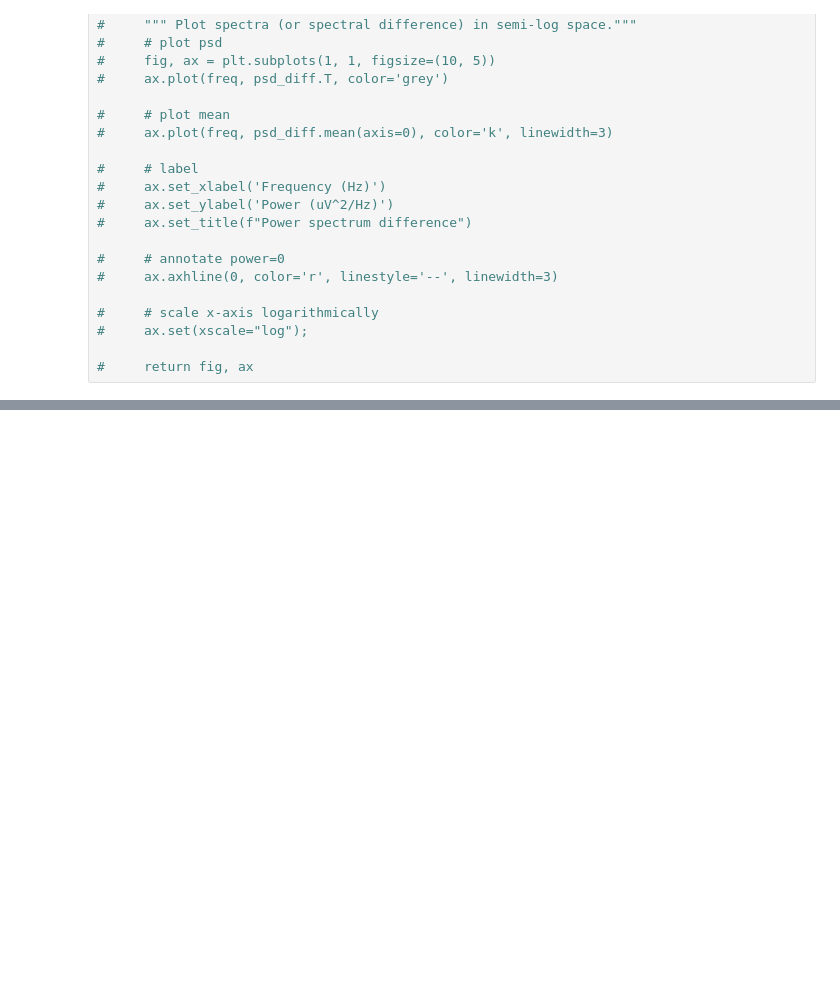
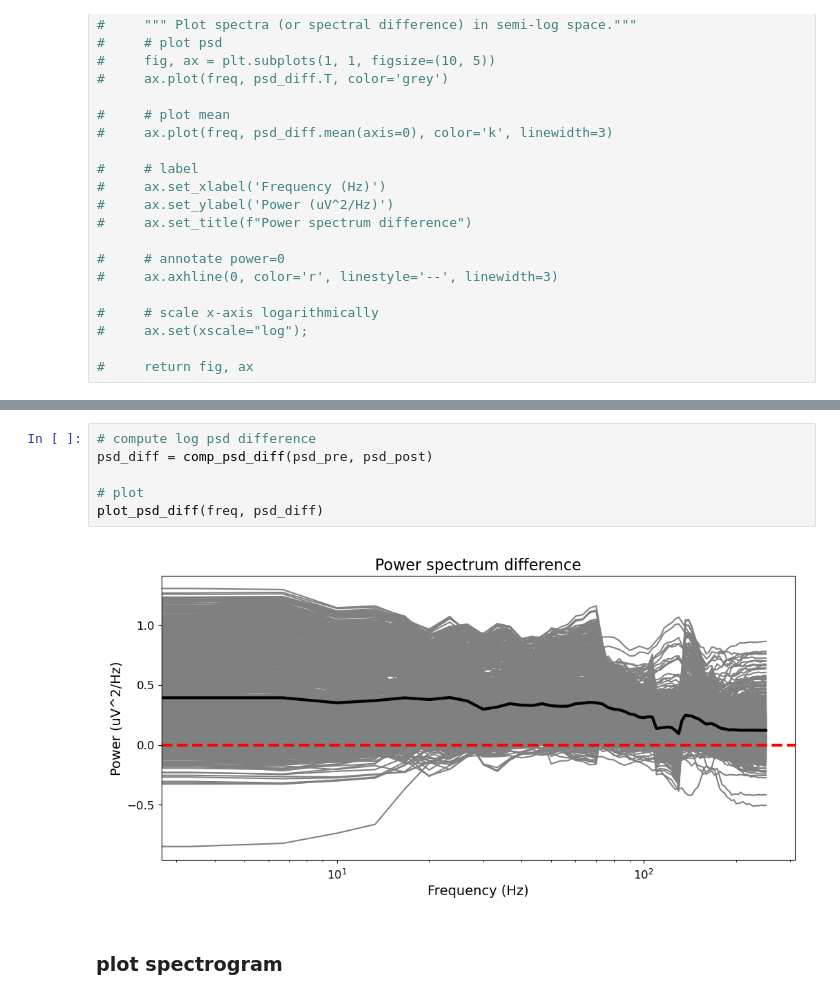
Before and after one commit to voytekresearch/v1_v4_1024_elec, a Jupyter notebook: notebooks/plotting/plot_spectra.ipynb, the cells around one changed output, grey strips where cells are left out. Drawn from its saved outputs; the diff is of its cells as text; blank space fills up the shorter version.

```diff
--- a/notebooks/plotting/plot_spectra.ipynb
+++ b/notebooks/plotting/plot_spectra.ipynb
@@ -215,0 +201,10 @@ plot_psd_diff(freq, psd_diff)
+# %%
+# compute log psd difference
+psd_diff = comp_psd_diff(psd_pre, psd_post)
+
+# plot
+plot_psd_diff(freq, psd_diff)
+# %% [output]
+[figure, added]
+# %% [markdown]
+### plot spectrogram
```
Also changed, not shown: parts of 12 cells of this notebook.
